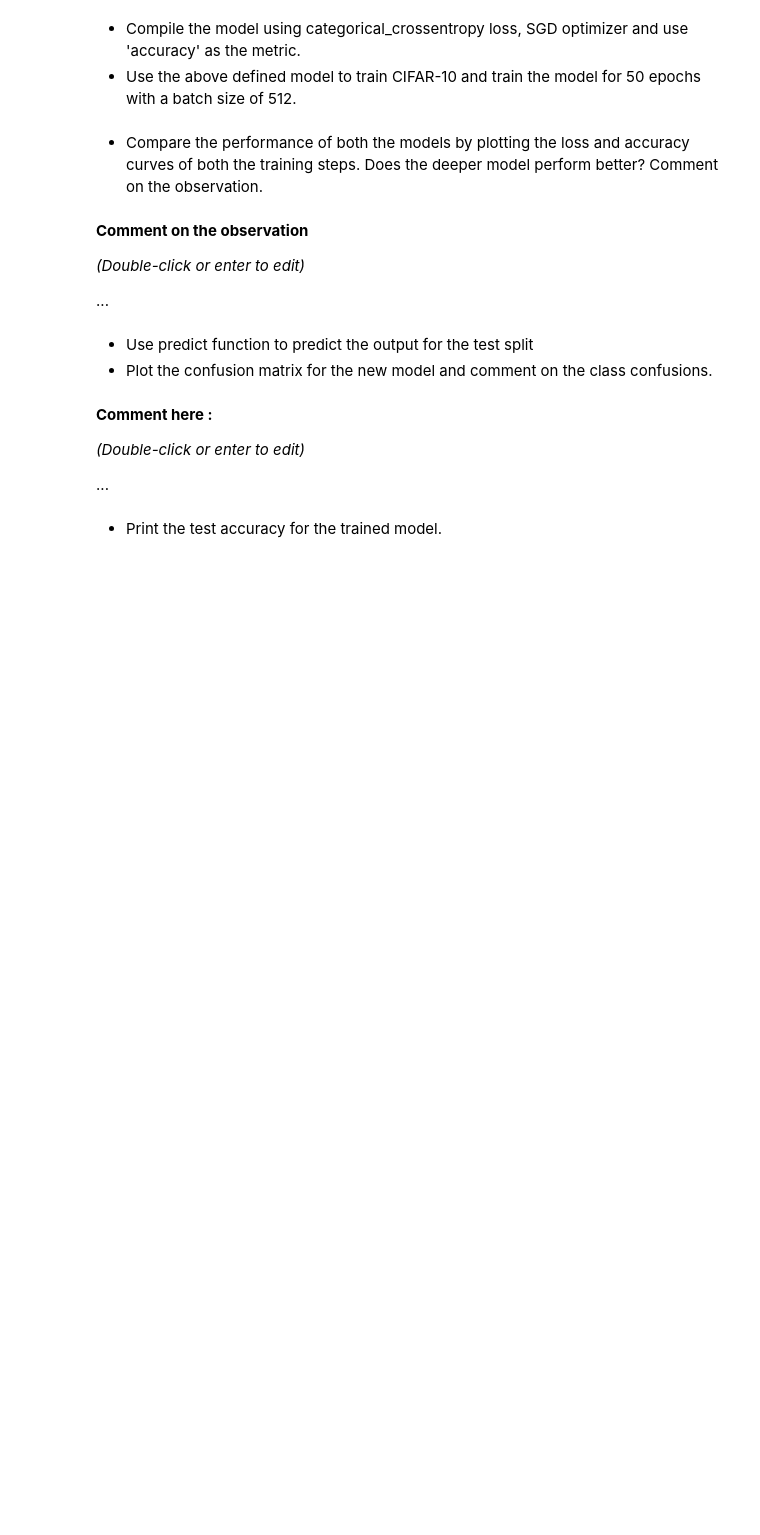
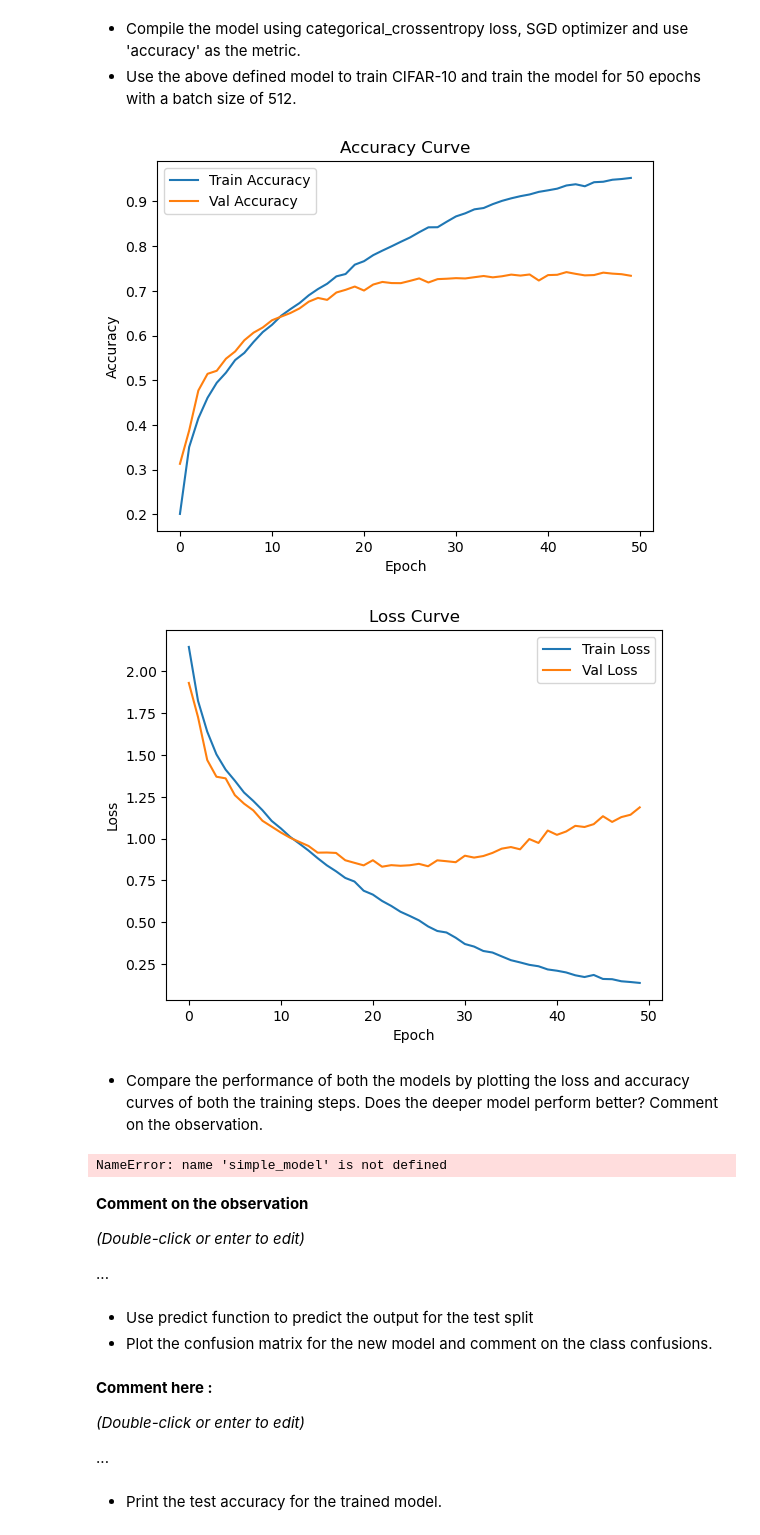
Before and after one commit to Fxkay/lab-image-classification-using-convolutional-neural-networks, a Jupyter notebook: main.ipynb, the cells around one changed output. Cells and saved outputs as stored; diff of their text form; code cells hidden in the pictures; blank space fills up the shorter version.

```diff
--- a/main.ipynb
+++ b/main.ipynb
@@ -270,0 +264,8 @@ clear_session()
+# %%
+# Normalizing the image pixel values to be between 0 and 1 as done originallyoriginally
+x_train = x_train.astype('float32') / 255.0
+x_test  = x_test.astype('float32') / 255.0
+
+# One-hot encode the labels (CIFAR-10 has 10 categories)
+y_train = to_categorical(y_train, 10)
+y_test  = to_categorical(y_test, 10)
@@ -270,0 +291,15 @@ clear_session()
+# %%
+history = model.compile(
+    loss='categorical_crossentropy',
+    optimizer=SGD(learning_rate=0.01, momentum=0.9),
+    metrics=['accuracy']
+)
+
+
+# Finally we Train the model at last
+history_vgg = model.fit(
+    x_train, y_train,
+    epochs=50,
+    batch_size=512,
+    validation_data=(x_test, y_test)
+)
@@ -276,2 +327,23 @@ clear_session()
+# %%
+# Ploting the training and validation accuracy
+plt.plot(history_vgg.history['accuracy'], label='Train Accuracy')
+plt.plot(history_vgg.history['val_accuracy'], label='Val Accuracy')
+plt.title('Accuracy Curve')
+plt.xlabel('Epoch')
+plt.ylabel('Accuracy')
+plt.legend()
+plt.show()
+
+# Ploting of the training and validation loss
+plt.plot(history.history['loss'], label='Train Loss')
+plt.plot(history.history['val_loss'], label='Val Loss')
+plt.title('Loss Curve')
+plt.xlabel('Epoch')
+plt.ylabel('Loss')
+plt.legend()
+plt.show()
+# %% [output]
+[figure, added]
+[figure, added]
 # %% [markdown]
 *   Compare the performance of both the models by plotting the loss and accuracy curves of both the training steps. Does the deeper model perform better? Comment on the observation.
@@ -280,3 +350,38 @@ clear_session()
+# %%
+# Your code here :
+simple_history = simple_model.fit(...)
+vgg_history = vgg_model.fit(...)
+
+import matplotlib.pyplot as plt
+
+# Accuracy plot
+plt.figure(figsize=(10, 5))
+plt.plot(simple_history.history['accuracy'], label='Simple Train Acc')
+plt.plot(simple_history.history['val_accuracy'], label='Simple Val Acc')
+plt.plot(vgg_history.history['accuracy'], label='VGG Train Acc')
+plt.plot(vgg_history.history['val_accuracy'], label='VGG Val Acc')
+plt.title('Training vs Validation Accuracy')
+plt.xlabel('Epoch')
+plt.ylabel('Accuracy')
+plt.legend()
+plt.grid(True)
+plt.show()
+
+
+# Loss plot
+plt.figure(figsize=(10, 5))
+plt.plot(simple_history.history['loss'], label='Simple Train Loss')
+plt.plot(simple_history.history['val_loss'], label='Simple Val Loss')
+plt.plot(vgg_history.history['loss'], label='VGG Train Loss')
+plt.plot(vgg_history.history['val_loss'], label='VGG Val Loss')
+plt.title('Training vs Validation Loss')
+plt.xlabel('Epoch')
+plt.ylabel('Loss')
+plt.legend()
+plt.grid(True)
+plt.show()
+# %% [output]
+NameError: name 'simple_model' is not defined
 # %% [markdown]
 **Comment on the observation**
 
```
Also changed, not shown: parts of 10 cells of this notebook.
